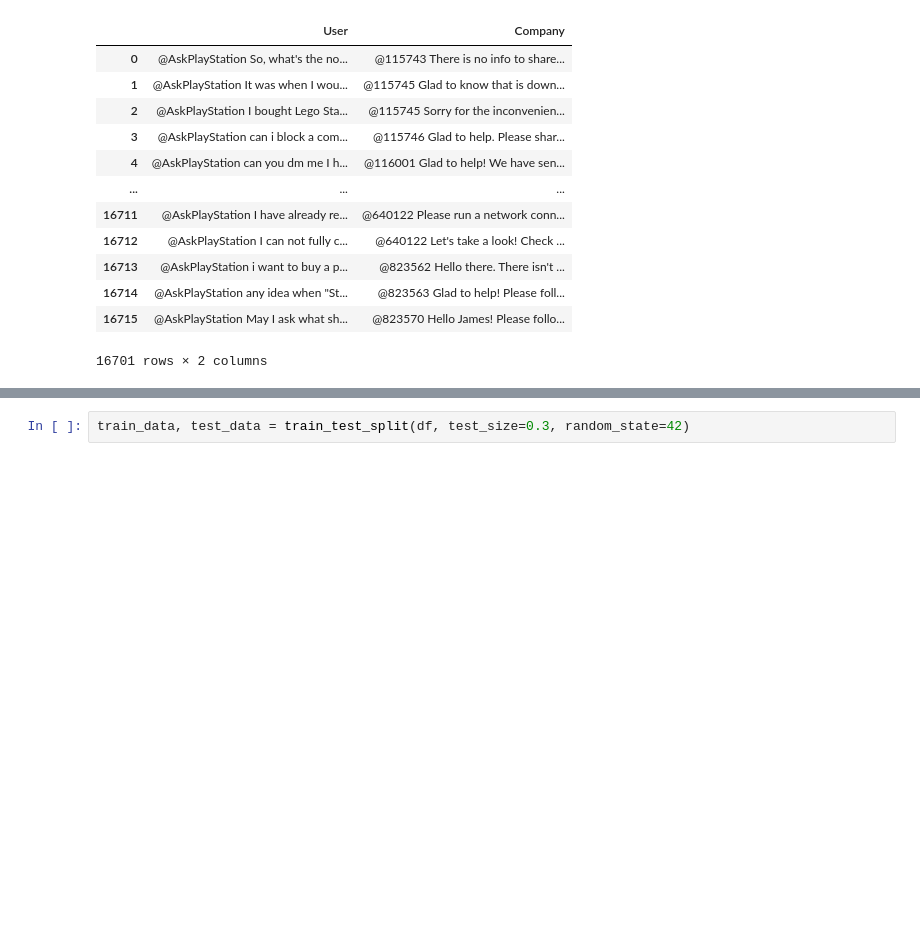
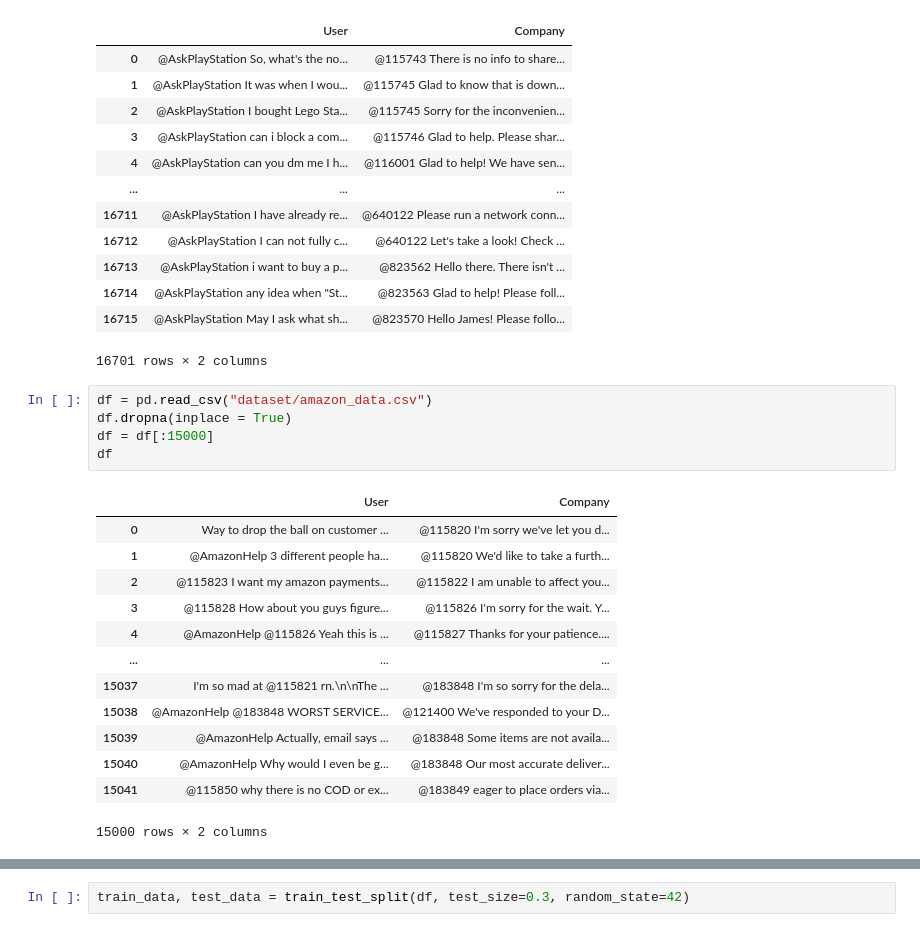
Before and after one commit to milanjokanovic/ChatBot, a Jupyter notebook: LSTM-TFIDF.ipynb, the cells around one changed output, grey strips where cells are left out. Drawn from its saved outputs; the diff is of its cells as text; blank space fills up the shorter version.

```diff
--- a/LSTM-TFIDF.ipynb
+++ b/LSTM-TFIDF.ipynb
@@ -29,6 +29,25 @@ df
 | 16714 | @AskPlayStation any idea when "St... | @823563 Glad to help! Please foll... |
 | 16715 | @AskPlayStation May I ask what sh... | @823570 Hello James! Please follo... |
 16701 rows × 2 columns
+# %%
+df = pd.read_csv("dataset/amazon_data.csv")
+df.dropna(inplace = True)
+df = df[:15000]
+df
+# %% [output]
+|  | User | Company |
+| 0 | Way to drop the ball on customer ... | @115820 I'm sorry we've let you d... |
+| 1 | @AmazonHelp 3 different people ha... | @115820 We'd like to take a furth... |
+| 2 | @115823 I want my amazon payments... | @115822 I am unable to affect you... |
+| 3 | @115828 How about you guys figure... | @115826 I'm sorry for the wait. Y... |
+| 4 | @AmazonHelp @115826 Yeah this is ... | @115827 Thanks for your patience.... |
+| ... | ... | ... |
+| 15037 | I'm so mad at @115821 rn.\n\nThe ... | @183848 I'm so sorry for the dela... |
+| 15038 | @AmazonHelp @183848 WORST SERVICE... | @121400 We've responded to your D... |
+| 15039 | @AmazonHelp Actually, email says ... | @183848 Some items are not availa... |
+| 15040 | @AmazonHelp Why would I even be g... | @183848 Our most accurate deliver... |
+| 15041 | @115850 why there is no COD or ex... | @183849 eager to place orders via... |
+15000 rows × 2 columns
 # %%
 for index in df.index:
     df.loc[index,'Company'] = '<SOS> ' + df.loc[index,'Company'] + ' <EOS>'
```
Also changed, not shown: parts of 20 cells of this notebook.
